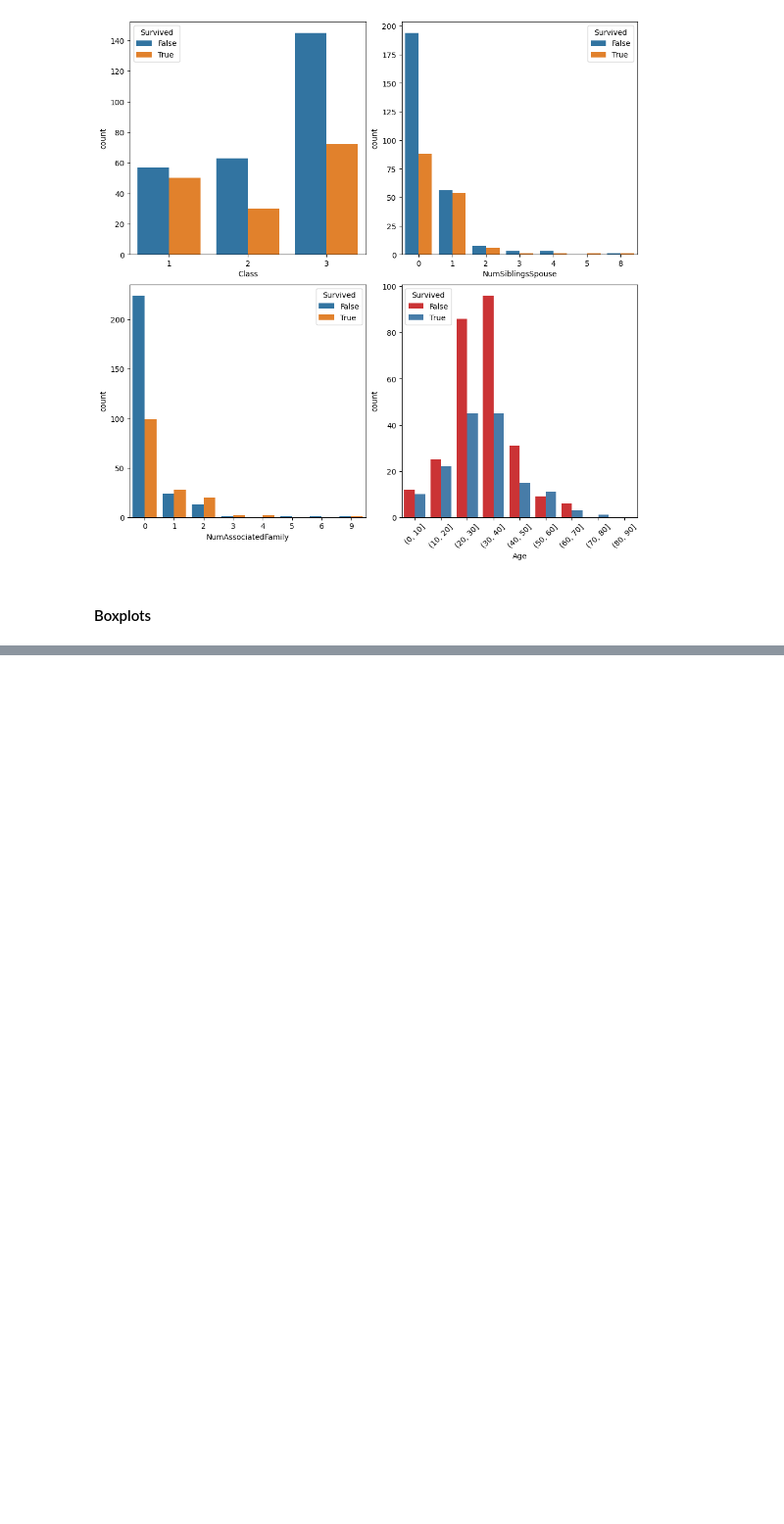
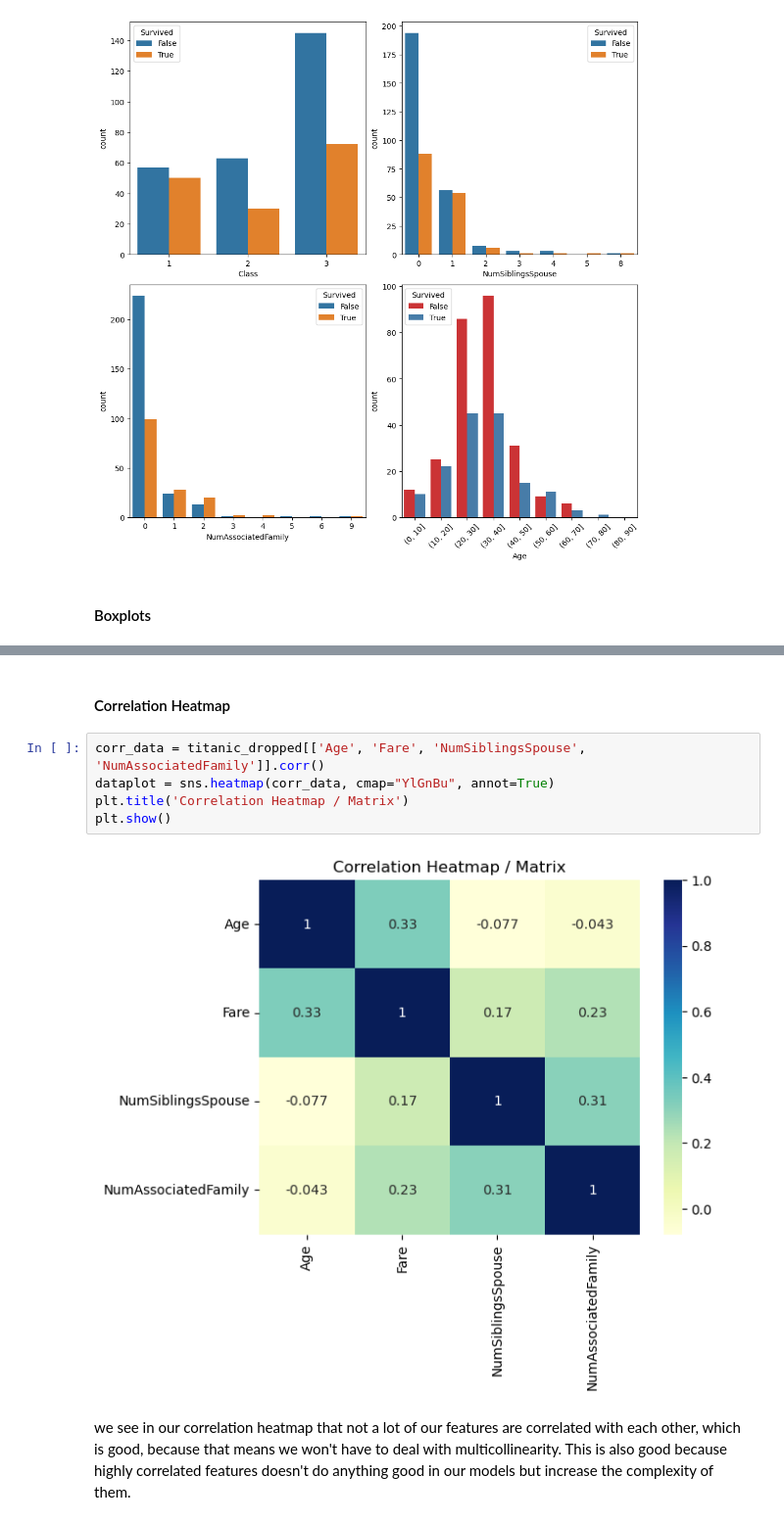
Before and after one commit to Tovborg/TitanicDataset, a Jupyter notebook: titanic.ipynb, the cells around one changed output, grey strips where cells are left out. Shown at 98% size. Saved outputs shown, nothing was run; the diff lists cells and outputs as text; blank space fills up the shorter version.

```diff
--- a/titanic.ipynb
+++ b/titanic.ipynb
@@ -196,0 +204,11 @@ Text(0.5, 1.0, 'Fare')
+# %% [markdown]
+#### Correlation Heatmap
+# %%
+corr_data = titanic_dropped[['Age', 'Fare', 'NumSiblingsSpouse', 'NumAssociatedFamily']].corr()
+dataplot = sns.heatmap(corr_data, cmap="YlGnBu", annot=True)
+plt.title('Correlation Heatmap / Matrix')
+plt.show()
+# %% [output]
+[figure, added]
+# %% [markdown]
+we see in our correlation heatmap that not a lot of our features are correlated with each other, which is good, because that means we won't have to deal with multicollinearity. This is also good because highly correlated features doesn't do anything good in our models but increase the complexity of them.
```
Also changed, not shown: parts of 3 cells of this notebook.
